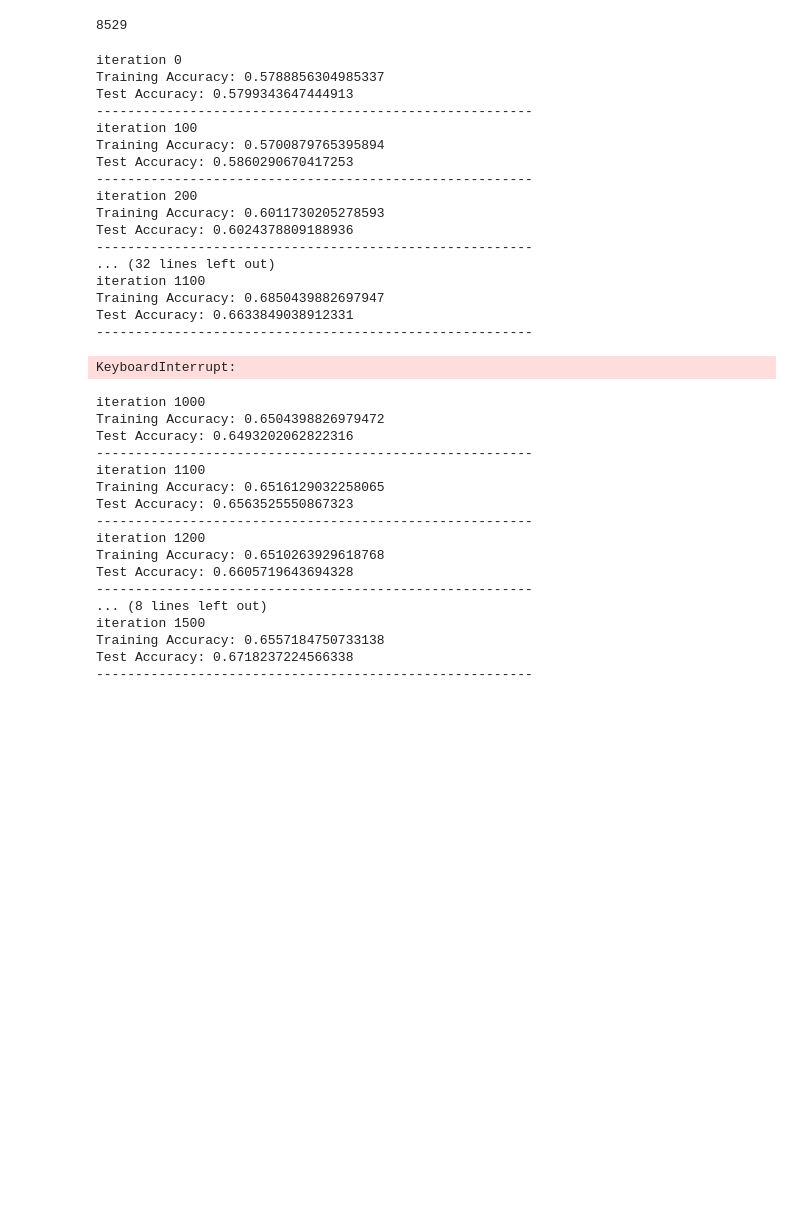
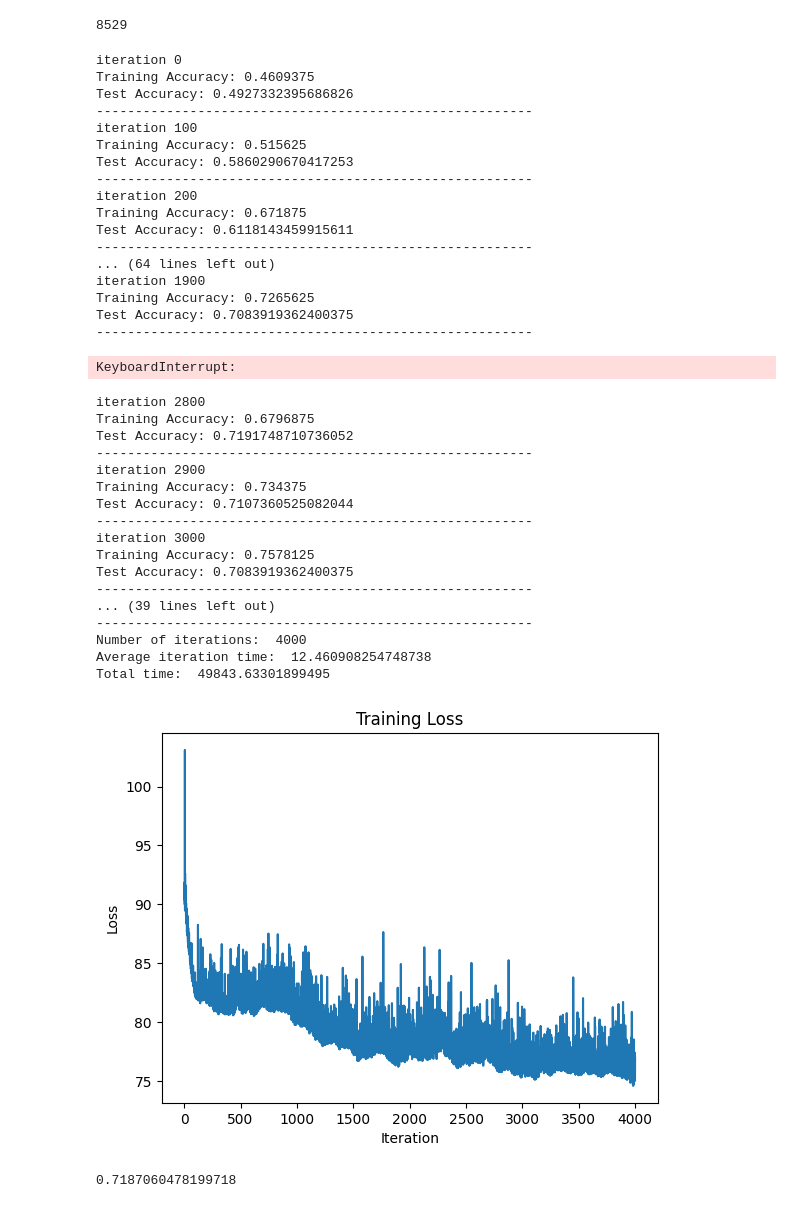
Before and after one commit to ksananth4424/ML_IISc, a Jupyter notebook: Sentiment_model/Copy_of_model_word2vec.ipynb, the cells around one changed output. Saved outputs shown, nothing was run; the diff lists cells and outputs as text; code cells hidden in the pictures; blank space fills up the shorter version.

```diff
--- a/Sentiment_model/Copy_of_model_word2vec.ipynb
+++ b/Sentiment_model/Copy_of_model_word2vec.ipynb
@@ -384,10 +384,10 @@ len(training_data)
 # %% [output]
 8529
 # %%
-net = Network([300, 120, 120, 1], cost=QuadraticCost, func=Sigmoid)
+net = Network([300, 100, 100, 1], cost=CrossEntropyCost, func=Sigmoid)
 # %%
 n = len(training_data)
-k = n//5
+k = 128
 
 initial_eta = 0.1
 decay_rate = 0.99
@@ -435,12 +435,14 @@ while True:
     # if abs(temp - previous_loss) < 1e-7 or iterations == 8000:
     #     break
     etas.append(eta)
-    if(iterations == 2000):
+    if(iterations == 4000):
        break
     previous_loss = temp
     iterations += 1
     time2 = time.process_time()
     iteration_time.append(time2 - time1)
+    with open('networkcopy.pkl', 'wb') as f:
+      pickle.dump(variables, f)
 
 print("Number of iterations: ", iterations)
 print("Average iteration time: ", np.mean(iteration_time))
@@ -462,21 +464,21 @@ plt.title('ETA plot')
 plt.show()
 # %% [output]
 iteration 0
-Training Accuracy: 0.5788856304985337
-Test Accuracy: 0.5799343647444913
+Training Accuracy: 0.4609375
+Test Accuracy: 0.4927332395686826
 --------------------------------------------------------
 iteration 100
-Training Accuracy: 0.5700879765395894
+Training Accuracy: 0.515625
 Test Accuracy: 0.5860290670417253
 --------------------------------------------------------
 iteration 200
-Training Accuracy: 0.6011730205278593
-Test Accuracy: 0.6024378809188936
+Training Accuracy: 0.671875
+Test Accuracy: 0.6118143459915611
 --------------------------------------------------------
-... (32 lines left out)
-iteration 1100
-Training Accuracy: 0.6850439882697947
-Test Accuracy: 0.6633849038912331
+... (64 lines left out)
+iteration 1900
+Training Accuracy: 0.7265625
+Test Accuracy: 0.7083919362400375
 --------------------------------------------------------
 KeyboardInterrupt:
 # %%
@@ -507,46 +509,50 @@ while True:
     # if abs(temp - previous_loss) < 1e-7 or iterations == 8000:
     #     break
     etas.append(eta)
-    if(iterations == 2000):
+    if(iterations == 4000):
        break
     previous_loss = temp
     iterations += 1
     time2 = time.process_time()
     iteration_time.append(time2 - time1)
+    with open('networkcopy.pkl', 'wb') as f:
+      pickle.dump(variables, f)
 
 print("Number of iterations: ", iterations)
 print("Average iteration time: ", np.mean(iteration_time))
 print("Total time: ", np.sum(iteration_time))
 plt.figure()
 plt.plot(losses)
 plt.xlabel('Iteration')
 plt.ylabel('Loss')
 plt.title('Training Loss')
 plt.show()
 after = net.test(test_data)
 # print(before)
 print(after)
 plt.figure()
 plt.plot(etas)
 plt.xlabel('Iteration')
 plt.ylabel('ETA')
 plt.title('ETA plot')
 plt.show()
 # %% [output]
-iteration 1000
-Training Accuracy: 0.6504398826979472
-Test Accuracy: 0.6493202062822316
+iteration 2800
+Training Accuracy: 0.6796875
+Test Accuracy: 0.7191748710736052
 --------------------------------------------------------
-iteration 1100
-Training Accuracy: 0.6516129032258065
-Test Accuracy: 0.6563525550867323
+iteration 2900
+Training Accuracy: 0.734375
+Test Accuracy: 0.7107360525082044
 --------------------------------------------------------
-iteration 1200
-Training Accuracy: 0.6510263929618768
-Test Accuracy: 0.6605719643694328
+iteration 3000
+Training Accuracy: 0.7578125
+Test Accuracy: 0.7083919362400375
 --------------------------------------------------------
-... (8 lines left out)
-iteration 1500
-Training Accuracy: 0.6557184750733138
-Test Accuracy: 0.6718237224566338
+... (39 lines left out)
 --------------------------------------------------------
+Number of iterations:  4000
+Average iteration time:  12.460908254748738
+Total time:  49843.63301899495
+[figure, added]
+0.7187060478199718
```
Also changed, not shown: parts of 8 cells of this notebook, 2 other files.
